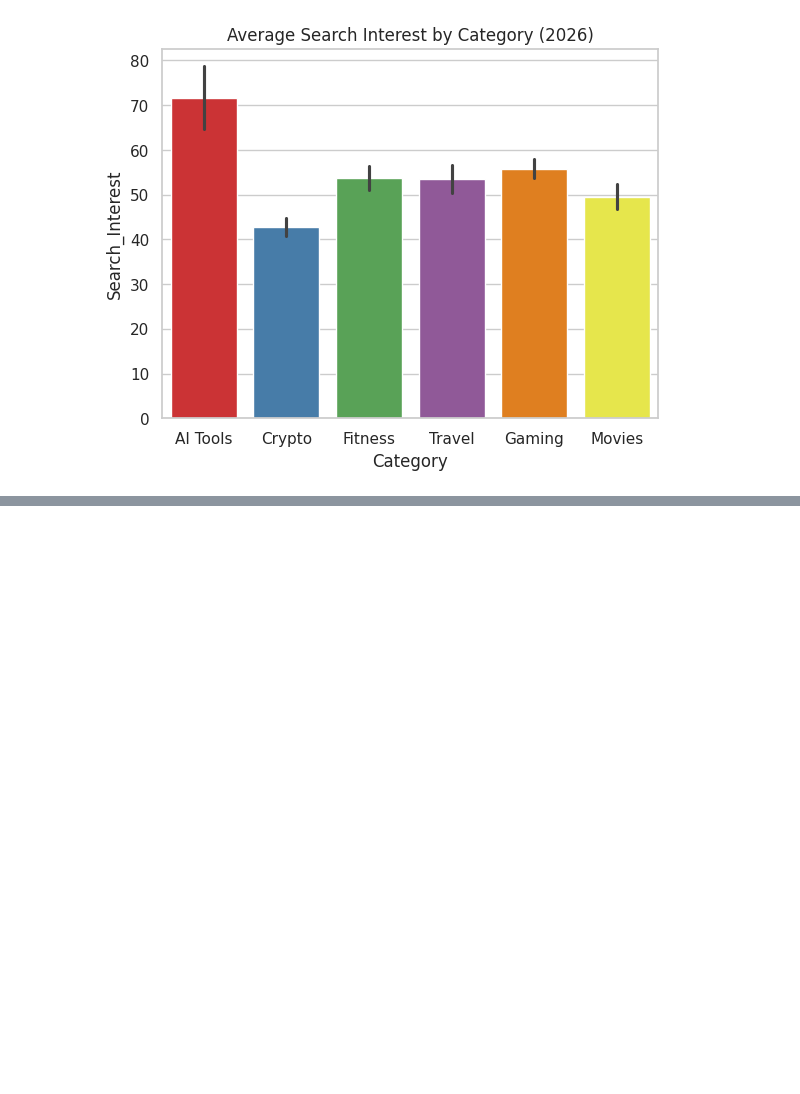
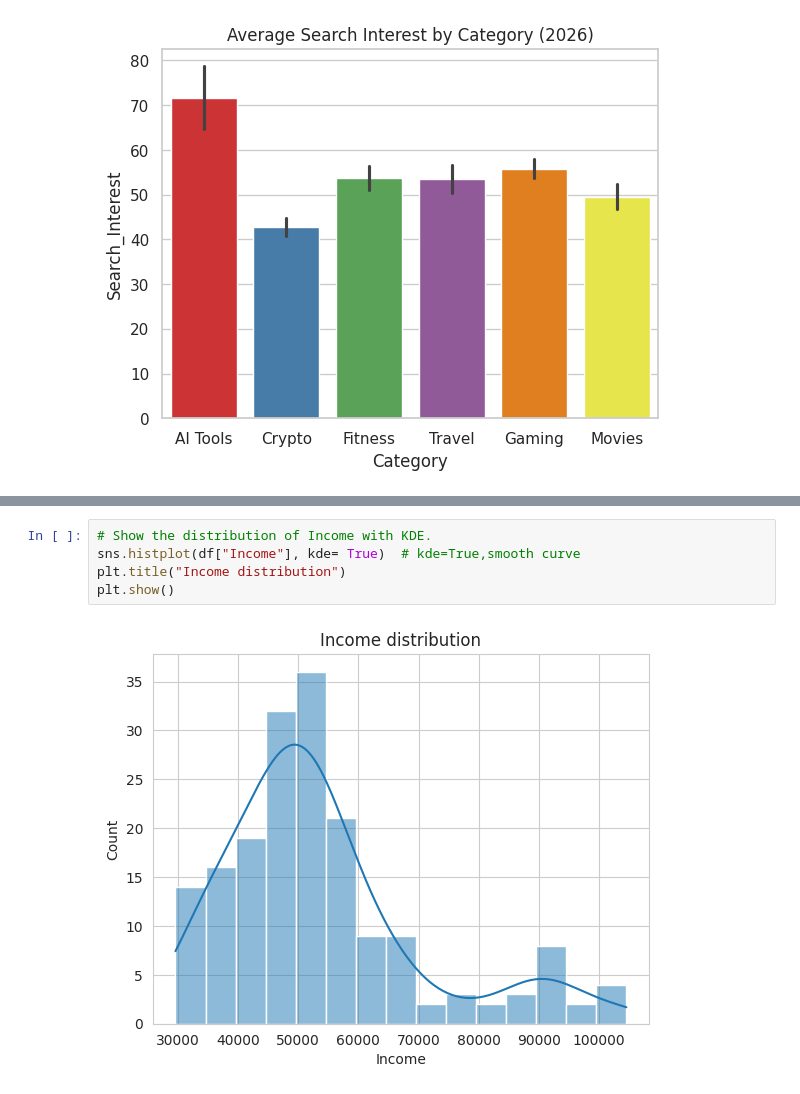
Before and after one commit to sayalivadya1654-cell/Data__Science, a Jupyter notebook: 2_Advance_Python.ipynb, the cells around one changed output, grey strips where cells are left out. Saved outputs shown, nothing was run; the diff lists cells and outputs as text; blank space fills up the shorter version.

```diff
--- a/2_Advance_Python.ipynb
+++ b/2_Advance_Python.ipynb
@@ -2774,0 +2798,7 @@ Usage: file [-bcCdEhikLlNnprsSvzZ0] [--apple] [--extension] [--mime-encoding]
+# %%
+# Show the distribution of Income with KDE.
+sns.histplot(df["Income"], kde= True)  # kde=True,smooth curve
+plt.title("Income distribution")
+plt.show()
+# %% [output]
+[figure, added]
```
Also changed, not shown: parts of 7 cells of this notebook.
